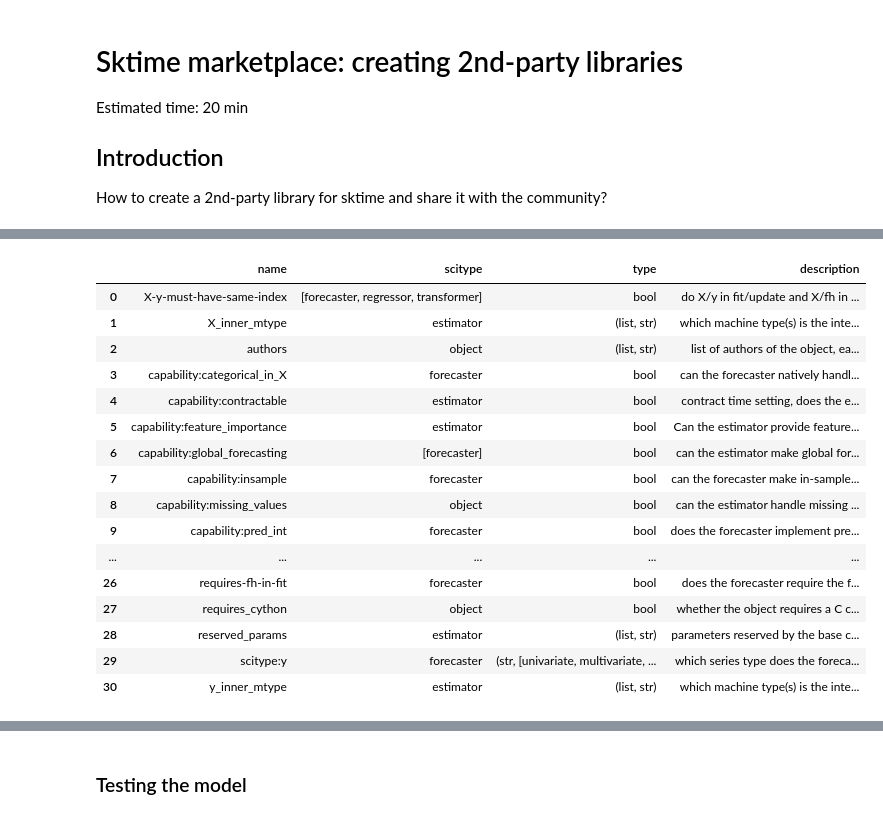
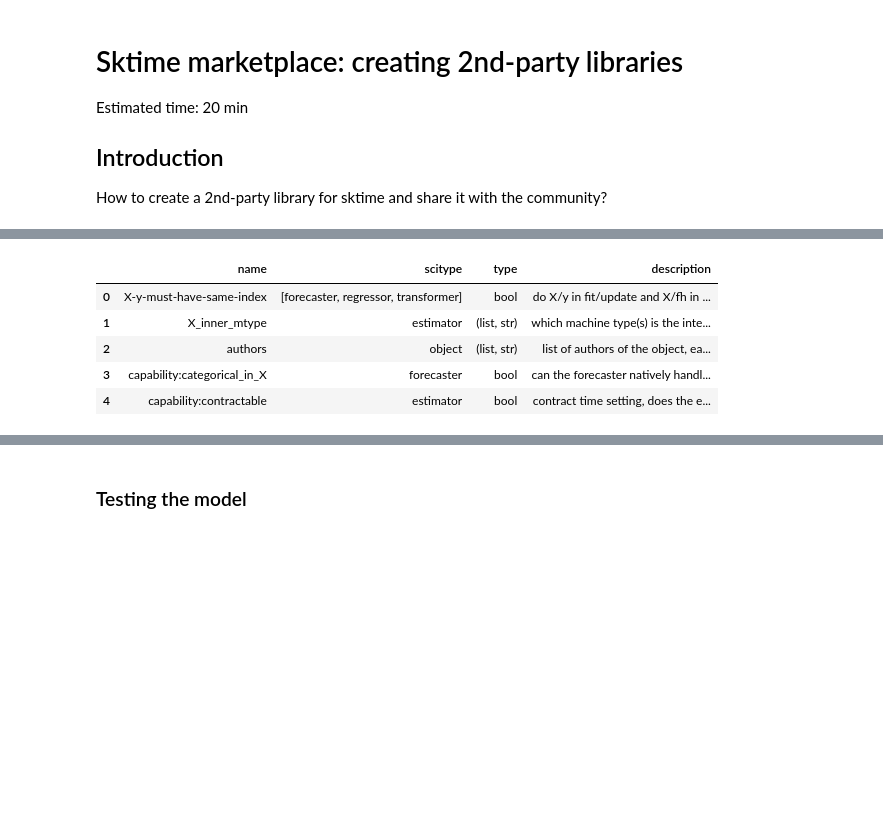
Before and after one commit to sktime/sktime-tutorial-euroscipy2024, a Jupyter notebook: notebooks/04_customization.ipynb, the cells around one changed output, grey strips where cells are left out. Cells and saved outputs as stored; diff of their text form; code cells hidden in the pictures; blank space fills up the shorter version.

```diff
--- a/notebooks/04_customization.ipynb
+++ b/notebooks/04_customization.ipynb
@@ -65,25 +81,14 @@ The tag system is a key feature of sktime, it allows to identify the model _meta
 # %%
 from sktime.registry import all_tags
 
-all_tags(estimator_types="forecaster", as_dataframe=True)
+all_tags(estimator_types="forecaster", as_dataframe=True).head()
 # %% [output]
 |  | name | scitype | type | description |
 | 0 | X-y-must-have-same-index | [forecaster, regressor, transformer] | bool | do X/y in fit/update and X/fh in ... |
 | 1 | X_inner_mtype | estimator | (list, str) | which machine type(s) is the inte... |
 | 2 | authors | object | (list, str) | list of authors of the object, ea... |
 | 3 | capability:categorical_in_X | forecaster | bool | can the forecaster natively handl... |
 | 4 | capability:contractable | estimator | bool | contract time setting, does the e... |
-| 5 | capability:feature_importance | estimator | bool | Can the estimator provide feature... |
-| 6 | capability:global_forecasting | [forecaster] | bool | can the estimator make global for... |
-| 7 | capability:insample | forecaster | bool | can the forecaster make in-sample... |
-| 8 | capability:missing_values | object | bool | can the estimator handle missing ... |
-| 9 | capability:pred_int | forecaster | bool | does the forecaster implement pre... |
-| ... | ... | ... | ... | ... |
-| 26 | requires-fh-in-fit | forecaster | bool | does the forecaster require the f... |
-| 27 | requires_cython | object | bool | whether the object requires a C c... |
-| 28 | reserved_params | estimator | (list, str) | parameters reserved by the base c... |
-| 29 | scitype:y | forecaster | (str, [univariate, multivariate, ... | which series type does the foreca... |
-| 30 | y_inner_mtype | estimator | (list, str) | which machine type(s) is the inte... |
 # %%
 from sktime.forecasting.base import BaseForecaster
 
```
Also changed, not shown: parts of 4 cells of this notebook, 3 other files.
